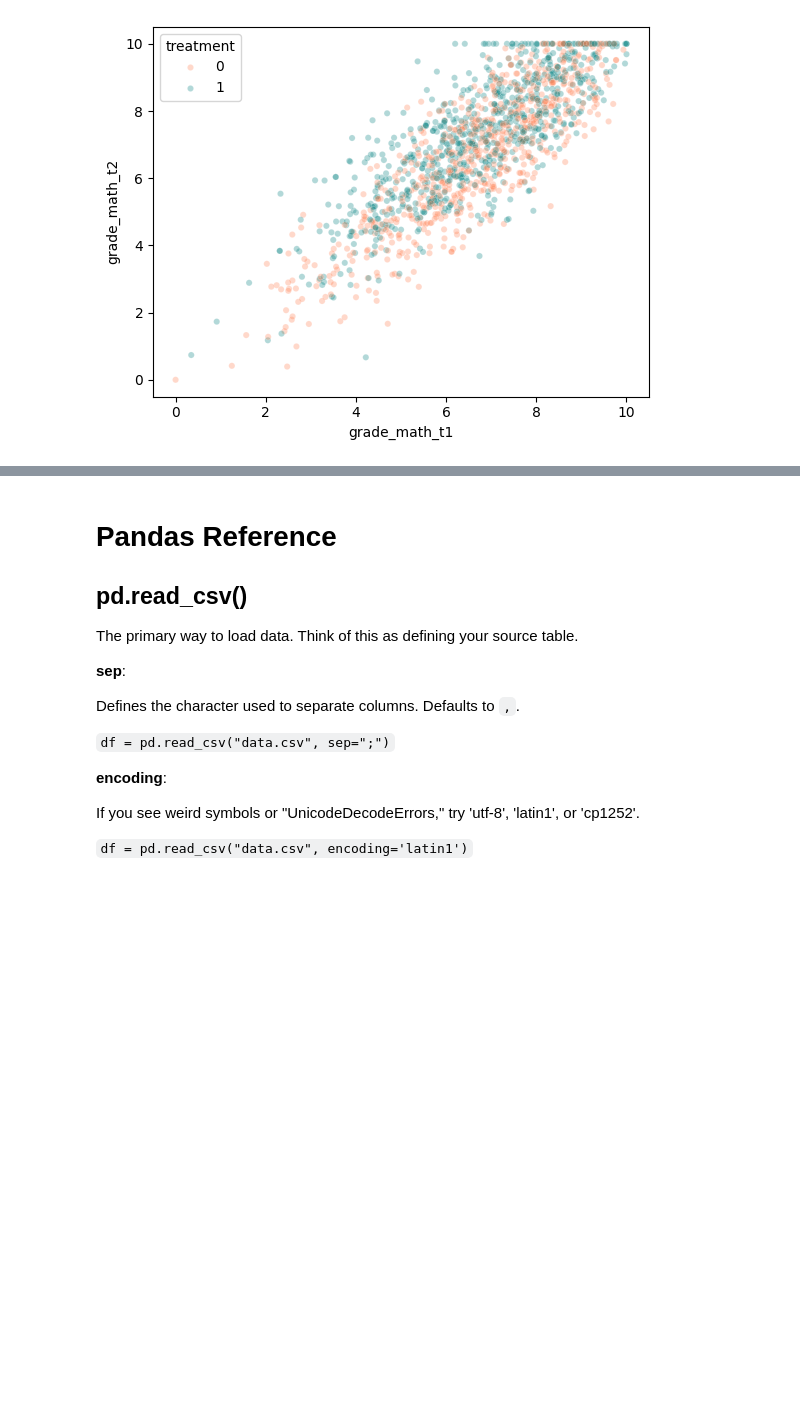
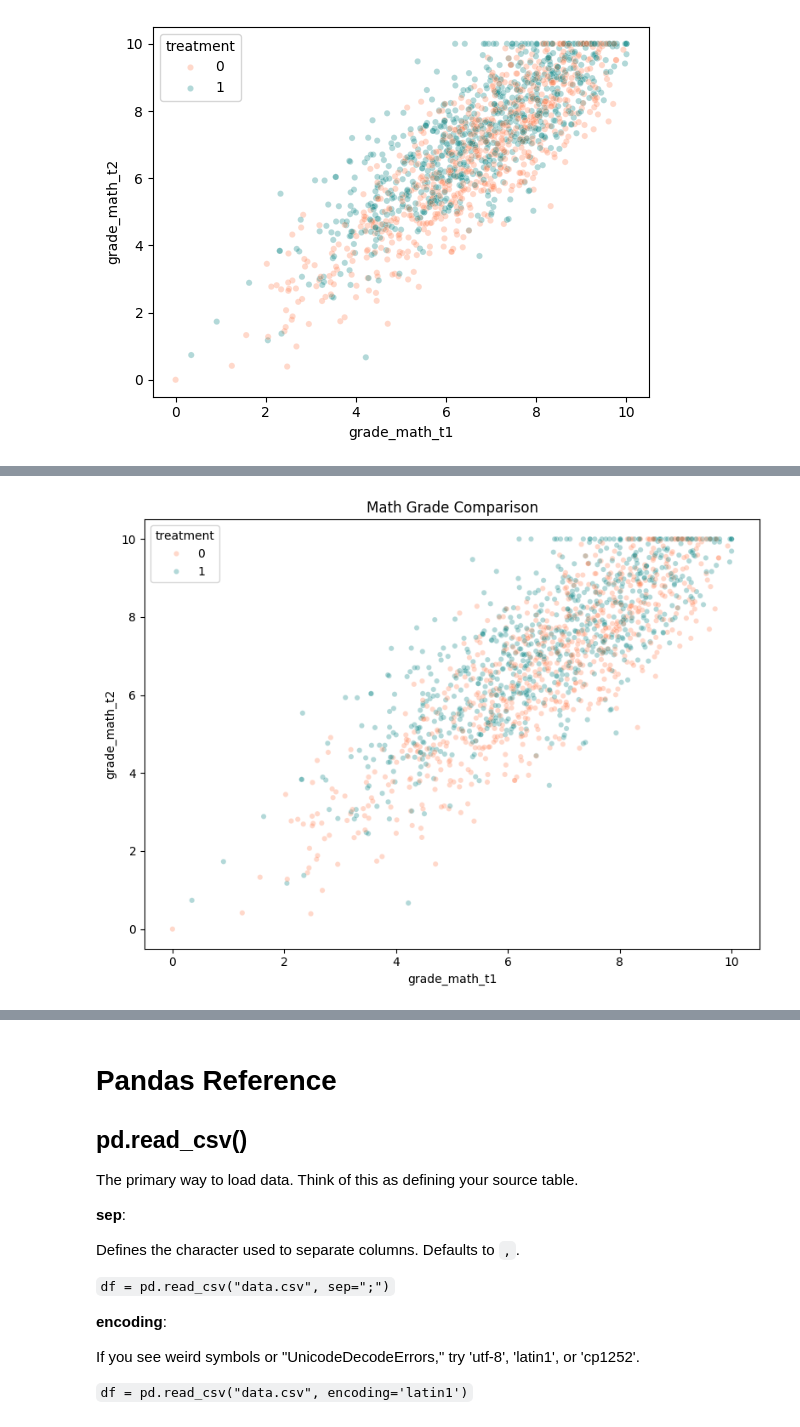
Before and after one commit to MaCoZu/python_notebooks, a Jupyter notebook: pandas/ReDi/01_ReDi_Intro_to_Pandas.ipynb, the cells around one changed output, grey strips where cells are left out. Saved outputs shown, nothing was run; the diff lists cells and outputs as text; code cells hidden in the pictures; blank space fills up the shorter version.

```diff
--- a/pandas/ReDi/01_ReDi_Intro_to_Pandas.ipynb
+++ b/pandas/ReDi/01_ReDi_Intro_to_Pandas.ipynb
@@ -175,3 +175,7 @@ df["class"].value_counts()
 | B | 381 | 381 | 381 | 381 | 381 | 381 | 381 | ... |
 | C | 360 | 360 | 360 | 360 | 360 | 360 | 360 | ... |
 | D | 358 | 358 | 358 | 358 | 358 | 358 | 358 | ... |
+# %%
+# feature engeneering
+df["math_diff"] = df["grade_math_t2"] - df["grade_math_t1"]
+df
@@ -200,0 +235,30 @@ sns.scatterplot(data=df[df["grade_math_t2"]<=10], x="grade_math_t1", y="grade_ma
+# %%
+import seaborn as sns
+import matplotlib.pyplot as plt
+
+
+# define a function for recurring tasks
+def plot_scatter(df):
+    dfc = df[df["grade_math_t2"] <= 10] # data cleaning
+
+    plt.figure(figsize=(8, 6))
+
+    # Assigning to a variable is optional if you just want to show it
+    sns.scatterplot(
+        data=dfc,
+        x="grade_math_t1",
+        y="grade_math_t2",
+        hue="treatment",
+        palette=["coral", "teal"],
+        s=20,
+        alpha=0.3,
+    )
+
+
+    plt.title("Math Grade Comparison") # add a title
+    plt.tight_layout()
+    plt.show() # This renders the plot cleanly
+
+plot_scatter(df)
+# %% [output]
+[figure, added]
```
Also changed, not shown: parts of 4 cells of this notebook.
